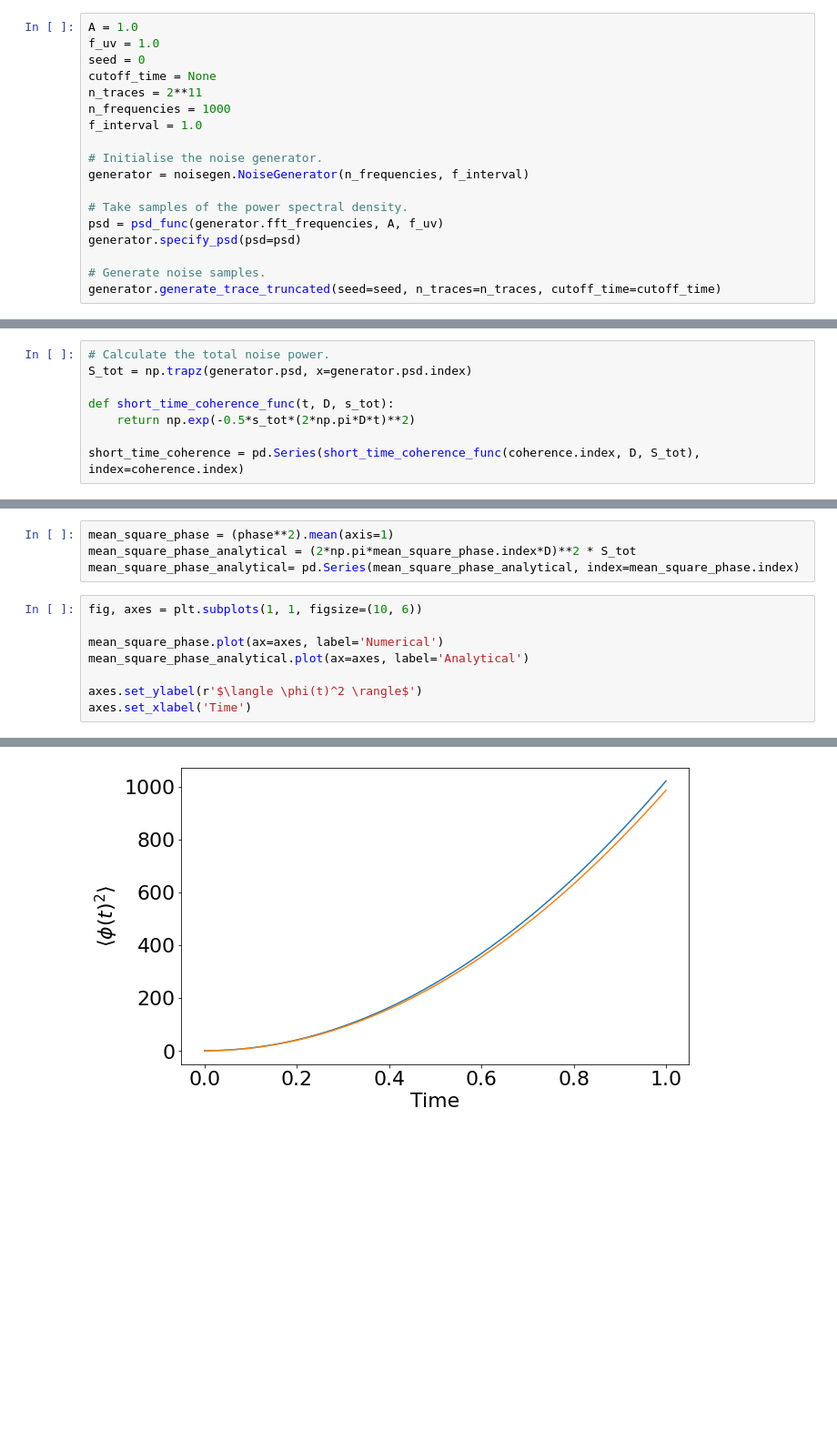
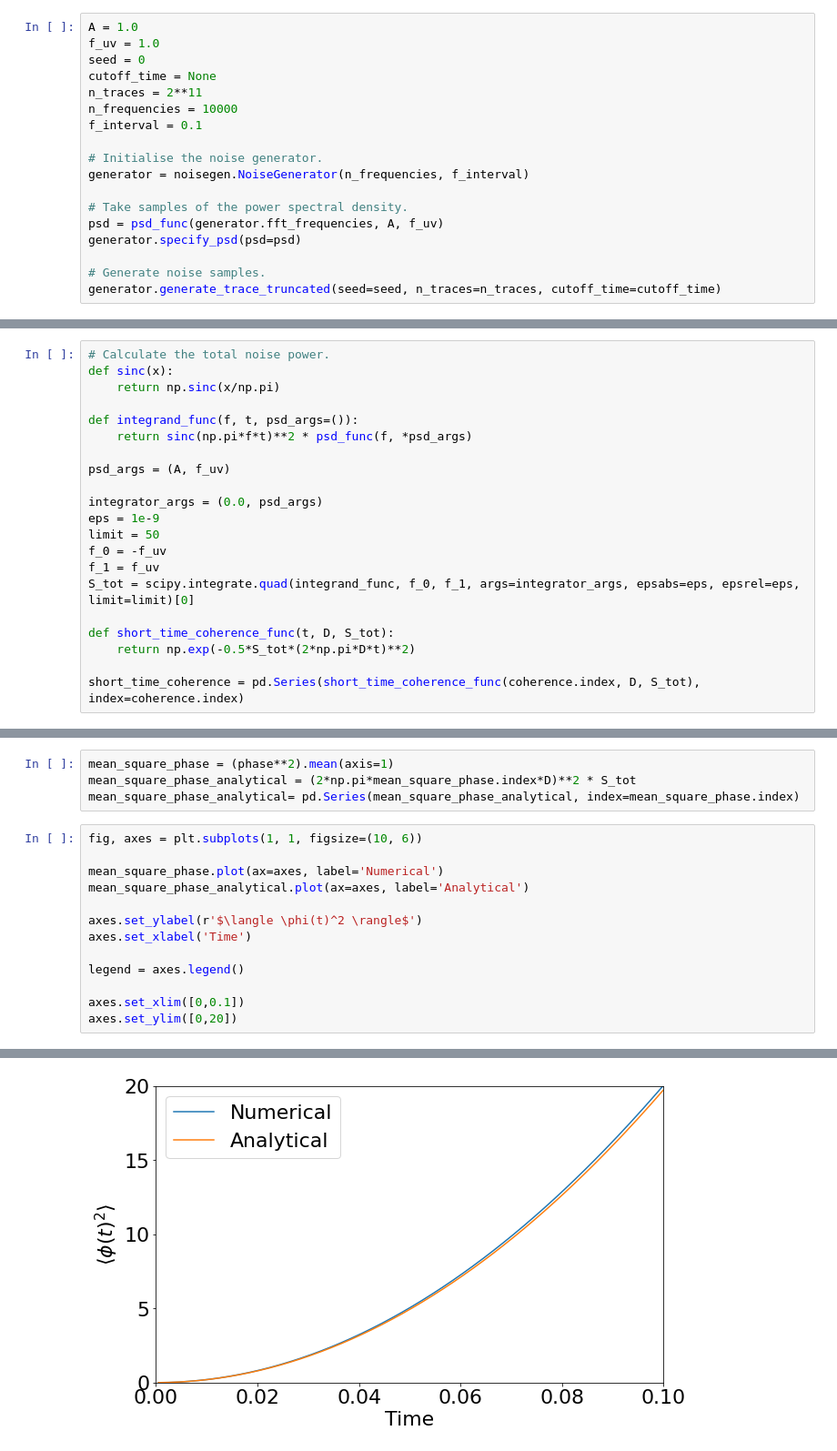
Before and after one commit to laofei177/noisegen, a Jupyter notebook: docs/examples/analytic_short_time.ipynb, the cells around one changed output, grey strips where cells are left out. Shown at 91% size. Cells and saved outputs as stored; diff of their text form; blank space fills up the shorter version.

```diff
--- a/docs/examples/analytic_short_time.ipynb
+++ b/docs/examples/analytic_short_time.ipynb
@@ -31,8 +31,8 @@ f_uv = 1.0
 seed = 0
 cutoff_time = None
 n_traces = 2**11
-n_frequencies = 1000
-f_interval = 1.0
+n_frequencies = 10000
+f_interval = 0.1
 
 # Initialise the noise generator.
 generator = noisegen.NoiseGenerator(n_frequencies, f_interval)
@@ -51,10 +51,23 @@ phase = 2*np.pi*pd.DataFrame(integrate.cumtrapz(delta_gap,x=delta_gap.index,axis
 coherence = np.exp(1j*phase).mean(axis=1).abs()
 # %%
 # Calculate the total noise power.
-S_tot = np.trapz(generator.psd, x=generator.psd.index)
+def sinc(x):
+    return np.sinc(x/np.pi)
 
-def short_time_coherence_func(t, D, s_tot):
-    return np.exp(-0.5*s_tot*(2*np.pi*D*t)**2)
+def integrand_func(f, t, psd_args=()):
+    return sinc(np.pi*f*t)**2 * psd_func(f, *psd_args)
+
+psd_args = (A, f_uv)
+
+integrator_args = (0.0, psd_args)
+eps = 1e-9
+limit = 50
+f_0 = -f_uv
+f_1 = f_uv
+S_tot = scipy.integrate.quad(integrand_func, f_0, f_1, args=integrator_args, epsabs=eps, epsrel=eps, limit=limit)[0]
+
+def short_time_coherence_func(t, D, S_tot):
+    return np.exp(-0.5*S_tot*(2*np.pi*D*t)**2)
 
 short_time_coherence = pd.Series(short_time_coherence_func(coherence.index, D, S_tot), index=coherence.index)
 # %%
@@ -109,4 +122,9 @@ mean_square_phase_analytical.plot(ax=axes, label='Analytical')
 
 axes.set_ylabel(r'$\langle \phi(t)^2 \rangle$')
 axes.set_xlabel('Time')
+
+legend = axes.legend()
+
+axes.set_xlim([0,0.1])
+axes.set_ylim([0,20])
 # %% [output]
@@ -114 +132 @@ Text(0.5, 0, 'Time')
-[figure, old version]
+[figure, new version]
```
Also changed, not shown: parts of 2 cells of this notebook, 2 other files.
